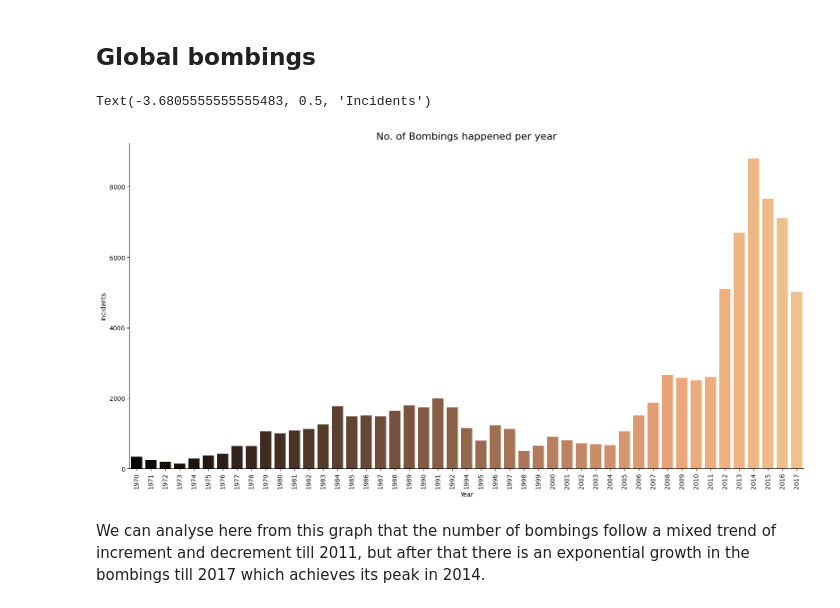
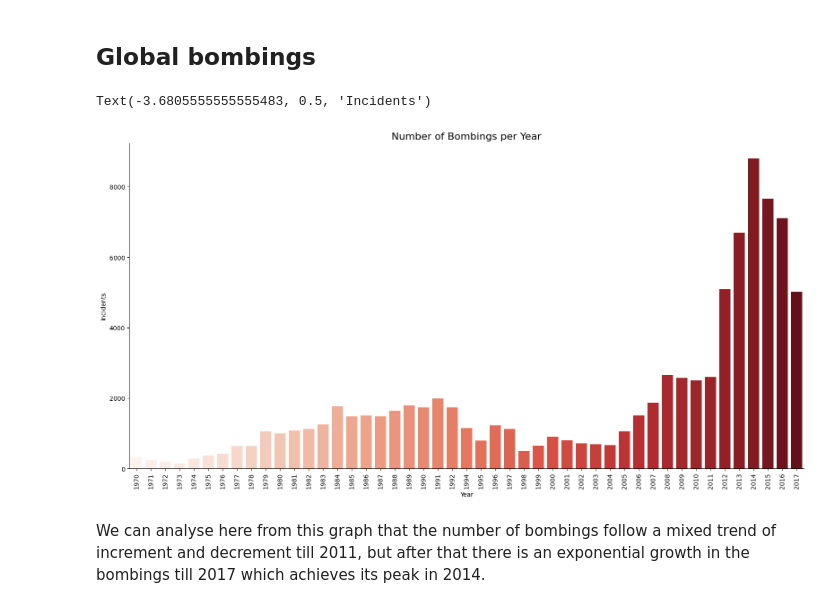
Before and after one commit to rajputvishwesh/Team-Notebook-Capstone-Project-, a Jupyter notebook: GTA_CAPSTONE_PROJECT(TEAM_NOTEBOOK).ipynb, the cells around one changed output. Cells and saved outputs as stored; diff of their text form; code cells hidden in the pictures.

```diff
--- a/GTA_CAPSTONE_PROJECT(TEAM_NOTEBOOK).ipynb
+++ b/GTA_CAPSTONE_PROJECT(TEAM_NOTEBOOK).ipynb
@@ -185,11 +191,22 @@ gta_df_bombing = gta_df[gta_df['AttackType'] == 'Bombing/Explosion']
 # %%
-sns.catplot(x='Year',data=gta_df_bombing,kind='count',height=8, aspect=2,palette='copper')
+# Filter the dataframe to only include bombings
+bombings = gta_df[gta_df['AttackType'] == 'Bombing/Explosion']
+
+# Create a bar chart showing the number of bombings per year
+sns.catplot(
+    x='Year',
+    data=bombings,
+    kind='count',
+    height=8,
+    aspect=2,
+    palette='Reds'
+)
 plt.xticks(rotation=90)
-plt.title('No. of Bombings happened per year',size=16)
+plt.title('Number of Bombings per Year', size=16)
 plt.ylabel('Incidents')
 # %% [output]
 Text(-3.6805555555555483, 0.5, 'Incidents')
-[figure, old version]
+[figure, new version]
 # %% [markdown]
 We can analyse here from this graph that the number of bombings follow a mixed trend of increment and decrement till 2011, but after that there is an exponential growth in the bombings till 2017 which achieves its peak in 2014.
 # %% [markdown]
```
Also changed, not shown: parts of 19 cells of this notebook.
